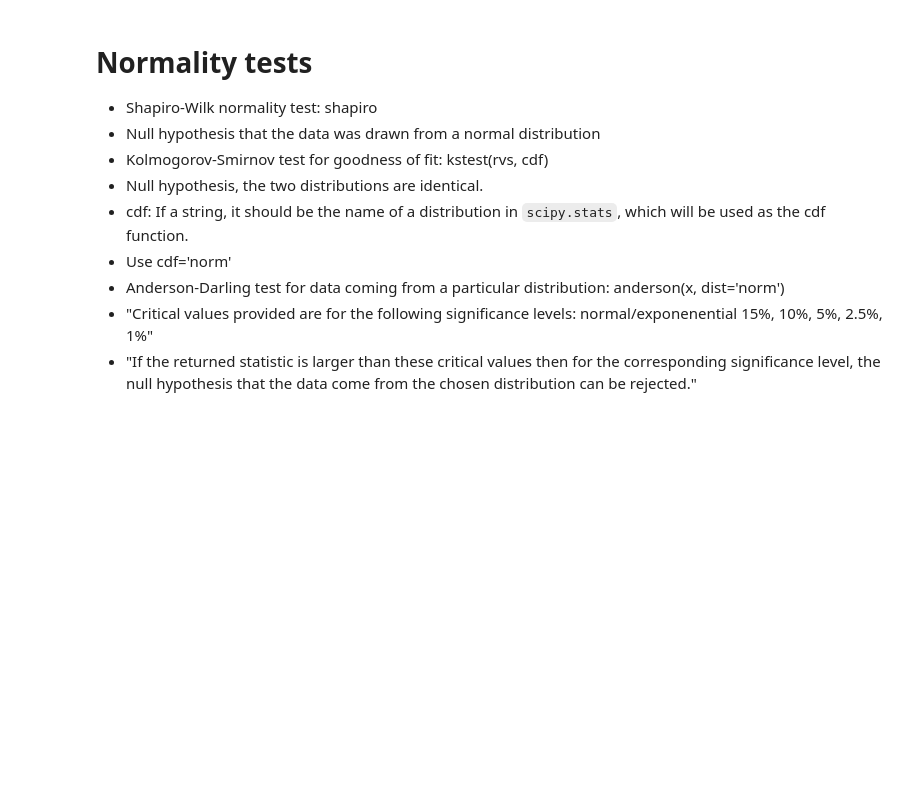
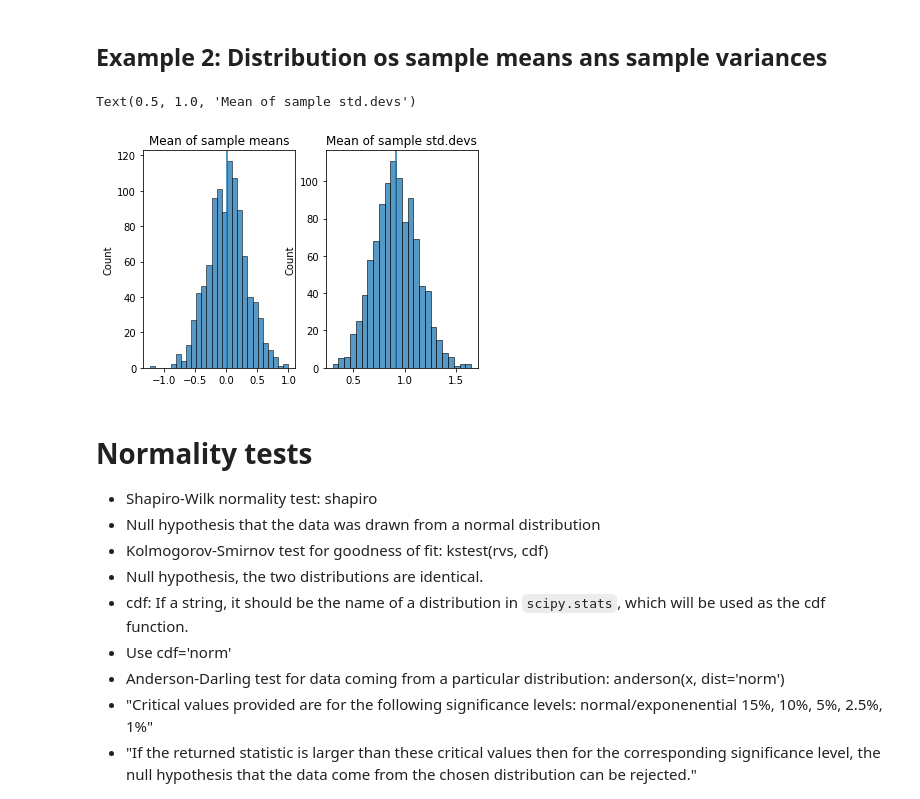
Before and after one commit to v-fuentec/AI-bootcamp, a Jupyter notebook: statistics.ipynb, the cells around one changed output. Saved outputs shown, nothing was run; the diff lists cells and outputs as text; code cells hidden in the pictures; blank space fills up the shorter version.

```diff
--- a/statistics.ipynb
+++ b/statistics.ipynb
@@ -64,3 +95,27 @@ Sample variance $S^2$ estimates the population variance $\sigma^2$:
+# %% [markdown]
+## Example 2: Distribution os sample means ans sample variances
+# %%
+means = []
+std_devs = []
+n_samples = 1000
+sample_size = 10
+
+for _ in range(n_samples):
+    x = [np.random.normal() for _ in range(sample_size)]
+    means.append(np.mean(x))
+    std_devs.append(np.std(x))
+
+f, (ax1, ax2) = plt.subplots(1,2)
+sns.histplot(means, ax=ax1)
+ax1.axvline(np.mean(means))
+ax1.set_title('Mean of sample means')
+
+sns.histplot(std_devs, ax=ax2)
+ax2.axvline(np.mean(std_devs))
+ax2.set_title('Mean of sample std.devs')
+# %% [output]
+Text(0.5, 1.0, 'Mean of sample std.devs')
+[figure, added]
 # %% [markdown]
 # Normality tests
 
```
Also changed, not shown: parts of 2 cells of this notebook.
